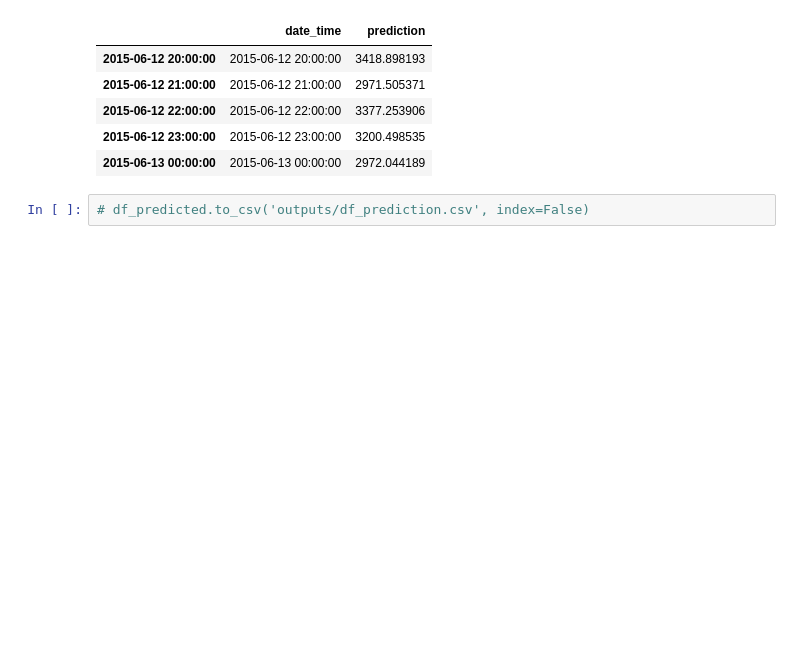
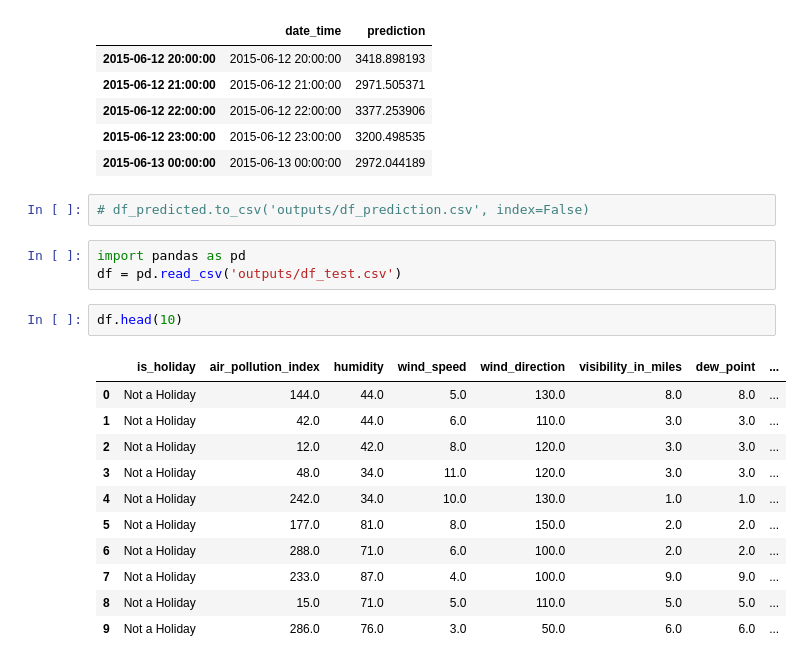
Before and after one commit to naufalulhaq/tugas_akhir, a Jupyter notebook: make_prediction.ipynb, the cells around one changed output. Saved outputs shown, nothing was run; the diff lists cells and outputs as text; blank space fills up the shorter version.

```diff
--- a/make_prediction.ipynb
+++ b/make_prediction.ipynb
@@ -278,3 +278,20 @@ memory usage: 297.5 KB
 | 2015-06-13 00:00:00 | 2015-06-13 00:00:00 | 2972.044189 |
 # %%
 # df_predicted.to_csv('outputs/df_prediction.csv', index=False)
+# %%
+import pandas as pd
+df = pd.read_csv('outputs/df_test.csv')
+# %%
+df.head(10)
+# %% [output]
+|  | is_holiday | air_pollution_index | humidity | wind_speed | wind_direction | visibility_in_miles | dew_point | ... |
+| 0 | Not a Holiday | 144.0 | 44.0 | 5.0 | 130.0 | 8.0 | 8.0 | ... |
+| 1 | Not a Holiday | 42.0 | 44.0 | 6.0 | 110.0 | 3.0 | 3.0 | ... |
+| 2 | Not a Holiday | 12.0 | 42.0 | 8.0 | 120.0 | 3.0 | 3.0 | ... |
+| 3 | Not a Holiday | 48.0 | 34.0 | 11.0 | 120.0 | 3.0 | 3.0 | ... |
+| 4 | Not a Holiday | 242.0 | 34.0 | 10.0 | 130.0 | 1.0 | 1.0 | ... |
+| 5 | Not a Holiday | 177.0 | 81.0 | 8.0 | 150.0 | 2.0 | 2.0 | ... |
+| 6 | Not a Holiday | 288.0 | 71.0 | 6.0 | 100.0 | 2.0 | 2.0 | ... |
+| 7 | Not a Holiday | 233.0 | 87.0 | 4.0 | 100.0 | 9.0 | 9.0 | ... |
+| 8 | Not a Holiday | 15.0 | 71.0 | 5.0 | 110.0 | 5.0 | 5.0 | ... |
+| 9 | Not a Holiday | 286.0 | 76.0 | 3.0 | 50.0 | 6.0 | 6.0 | ... |
```
Also changed, not shown: 5 other files.
